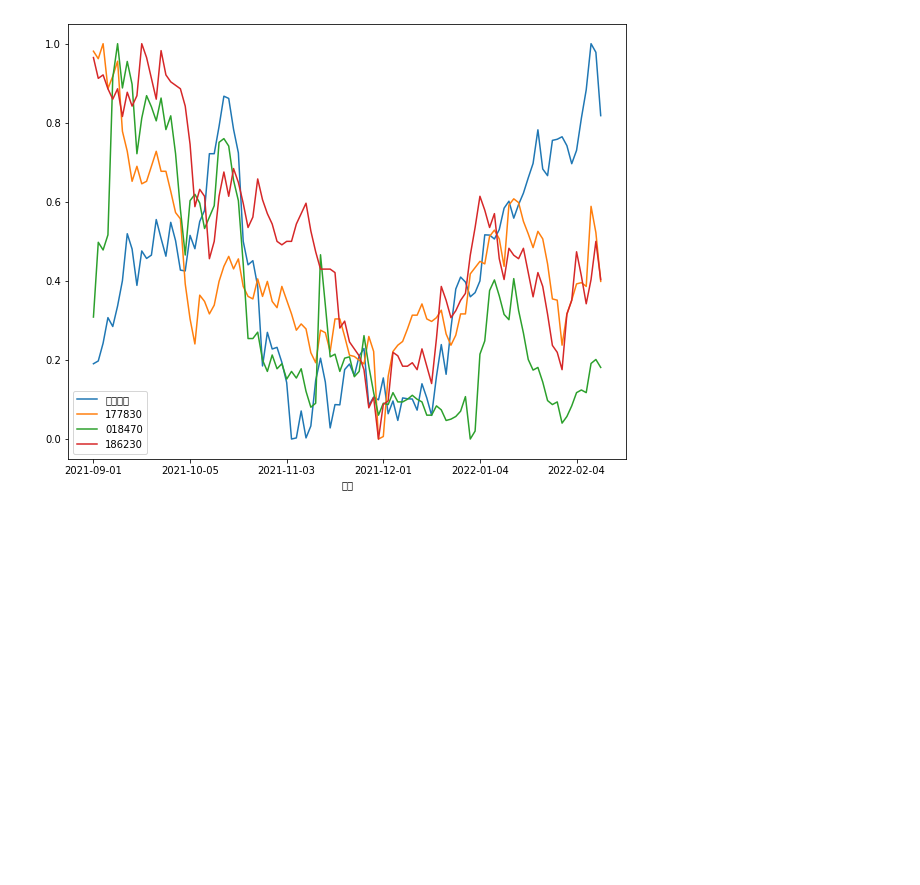
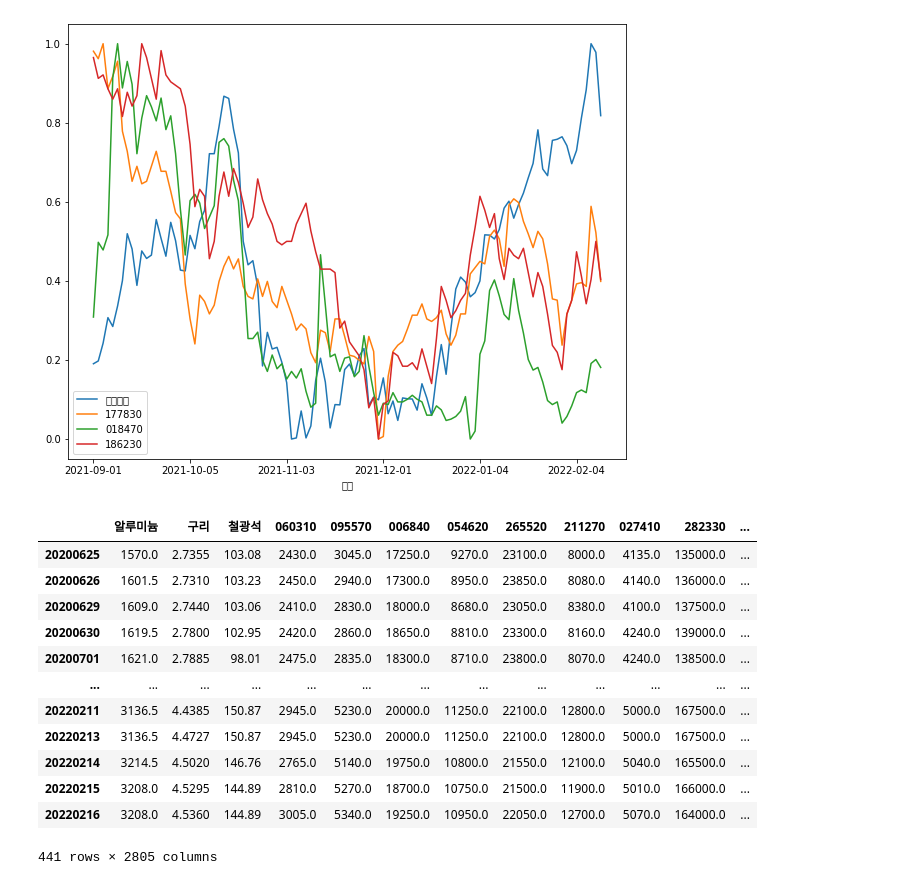
Before and after one commit to qpwisu/Financial_data_analysis, a Jupyter notebook: 원자재와_주식상관관계.ipynb, the cells around one changed output. Saved outputs shown, nothing was run; the diff lists cells and outputs as text; code cells hidden in the pictures; blank space fills up the shorter version.

```diff
--- a/원자재와_주식상관관계.ipynb
+++ b/원자재와_주식상관관계.ipynb
@@ -181,3 +202,51 @@ df_minmax_norm.plot.line(figsize=(10,8))
 Name: 알루미늄, dtype: float64
 <matplotlib.axes._subplots.AxesSubplot at 0x...>
 [figure]
+# %%
+#모든종목 종가 dataframe으로 가져오기
+
+start_day = "20180101"
+end_day = "20220216"
+def str_day(d):
+  return d.strftime('%Y%m%d')
+tmp = stock.get_market_ohlcv(start_day, end_day, "005930")
+days= list(map(str_day,tmp.index.to_list()))
+
+
+tmp = stock.get_market_ohlcv(days[0], market="ALL")
+df_stock=ddf["종가"].to_frame(name=days[0]).T
+for day in tqdm(days[1:]):
+  ddf = stock.get_market_ohlcv(day, market="ALL")
+  a=ddf["종가"].to_frame(name=day).T
+  df_stock=pd.concat([df_stock,a])
+# %%
+start_day2 = start_day[0:4]+"/"+start_day[4:6]+"/"+start_day[6:8]
+end_day2 = end_day[0:4]+"/"+end_day[4:6]+"/"+end_day[6:8]
+
+index1=getRawMaterials(start_day2,end_day2,"49768","300586","알루미늄")
+index2=getRawMaterials(start_day2,end_day2,"8831","300012","구리")
+index3=getRawMaterials(start_day2,end_day2,"961729","301009","철광석")
+rm=pd.merge(index1, index2,left_index=True, right_index=True ,how='outer')
+rm=pd.merge(rm, index3,left_index=True, right_index=True ,how='outer')
+rm=pd.merge(rm, df_stock,left_index=True, right_index=True ,how='outer')
+rm =rm.fillna(method='ffill')
+rm = rm.dropna(axis=0)
+rm
+# index2=index2.astype('float')
+# index2.reset_index(inplace=True)
+# index2=index2.astype({'날짜':'string'})
+# index2.set_index("날짜",inplace=True)
+# %% [output]
+|  | 알루미늄 | 구리 | 철광석 | 060310 | 095570 | 006840 | 054620 | 265520 | 211270 | 027410 | 282330 | ... |
+| 20200625 | 1570.0 | 2.7355 | 103.08 | 2430.0 | 3045.0 | 17250.0 | 9270.0 | 23100.0 | 8000.0 | 4135.0 | 135000.0 | ... |
+| 20200626 | 1601.5 | 2.7310 | 103.23 | 2450.0 | 2940.0 | 17300.0 | 8950.0 | 23850.0 | 8080.0 | 4140.0 | 136000.0 | ... |
+| 20200629 | 1609.0 | 2.7440 | 103.06 | 2410.0 | 2830.0 | 18000.0 | 8680.0 | 23050.0 | 8380.0 | 4100.0 | 137500.0 | ... |
+| 20200630 | 1619.5 | 2.7800 | 102.95 | 2420.0 | 2860.0 | 18650.0 | 8810.0 | 23300.0 | 8160.0 | 4240.0 | 139000.0 | ... |
+| 20200701 | 1621.0 | 2.7885 | 98.01 | 2475.0 | 2835.0 | 18300.0 | 8710.0 | 23800.0 | 8070.0 | 4240.0 | 138500.0 | ... |
+| ... | ... | ... | ... | ... | ... | ... | ... | ... | ... | ... | ... | ... |
+| 20220211 | 3136.5 | 4.4385 | 150.87 | 2945.0 | 5230.0 | 20000.0 | 11250.0 | 22100.0 | 12800.0 | 5000.0 | 167500.0 | ... |
+| 20220213 | 3136.5 | 4.4727 | 150.87 | 2945.0 | 5230.0 | 20000.0 | 11250.0 | 22100.0 | 12800.0 | 5000.0 | 167500.0 | ... |
+| 20220214 | 3214.5 | 4.5020 | 146.76 | 2765.0 | 5140.0 | 19750.0 | 10800.0 | 21550.0 | 12100.0 | 5040.0 | 165500.0 | ... |
+| 20220215 | 3208.0 | 4.5295 | 144.89 | 2810.0 | 5270.0 | 18700.0 | 10750.0 | 21500.0 | 11900.0 | 5010.0 | 166000.0 | ... |
+| 20220216 | 3208.0 | 4.5360 | 144.89 | 3005.0 | 5340.0 | 19250.0 | 10950.0 | 22050.0 | 12700.0 | 5070.0 | 164000.0 | ... |
+441 rows × 2805 columns
```
Also changed, not shown: parts of 8 cells of this notebook.
